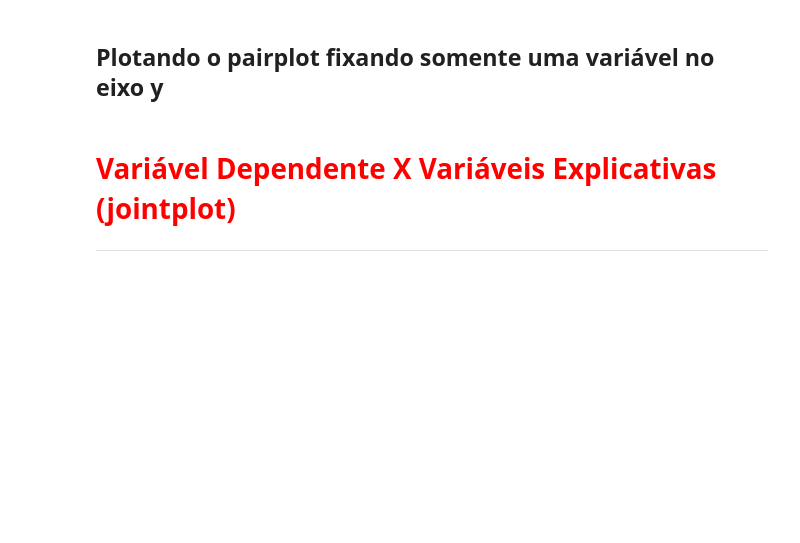
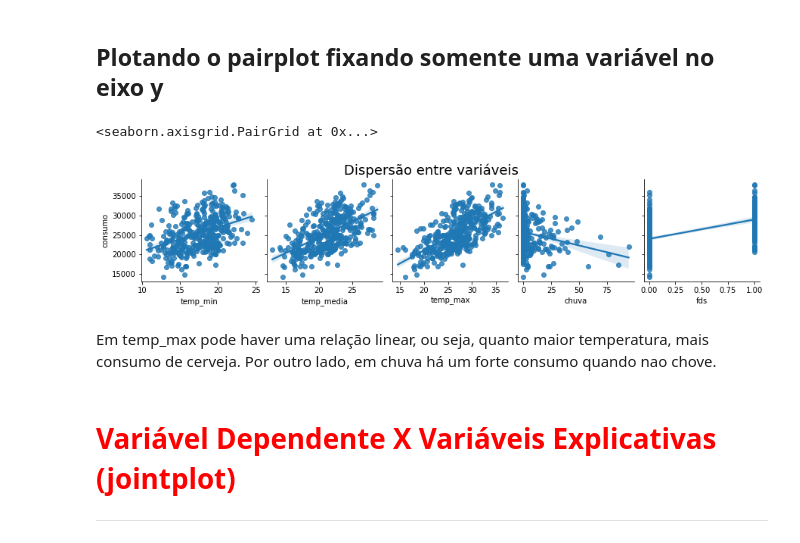
Before and after one commit to Marcus-Bernard0/data_science_alura, a Jupyter notebook: 8 - Regressão linear testando relações e prevendo resultados/Projeto/Regressão Linear.ipynb, the cells around one changed output. Saved outputs shown, nothing was run; the diff lists cells and outputs as text; code cells hidden in the pictures; blank space fills up the shorter version.

Commit message:
analisando disperções entre variáveis

```diff
--- a/8 - Regressão linear testando relações e prevendo resultados/Projeto/Regressão Linear.ipynb
+++ b/8 - Regressão linear testando relações e prevendo resultados/Projeto/Regressão Linear.ipynb
@@ -206,5 +223,15 @@ https://seaborn.pydata.org/generated/seaborn.pairplot.html?highlight=pairplot#se
 # %% [markdown]
 ## Plotando o pairplot fixando somente uma variável no eixo y
+# %%
+ax = sns.pairplot(dados, y_vars = 'consumo',
+                  x_vars=['temp_min', 'temp_media', 'temp_max', 'chuva', 'fds'], kind='reg')
+ax.fig.suptitle('Dispersão entre variáveis', fontsize=18, y = 1.08)
+ax
+# %% [output]
+<seaborn.axisgrid.PairGrid at 0x...>
+[figure, added]
+# %% [markdown]
+Em temp_max pode haver uma relação linear, ou seja, quanto maior temperatura, mais consumo de cerveja. Por outro lado, em chuva há um forte consumo quando nao chove.
 # %% [markdown]
 # <font color='red' style='font-size: 30px;'>Variável Dependente X Variáveis Explicativas (jointplot)</font>
 <hr style='border: 2px solid red;'>
```
Also changed, not shown: parts of 4 cells of this notebook.
